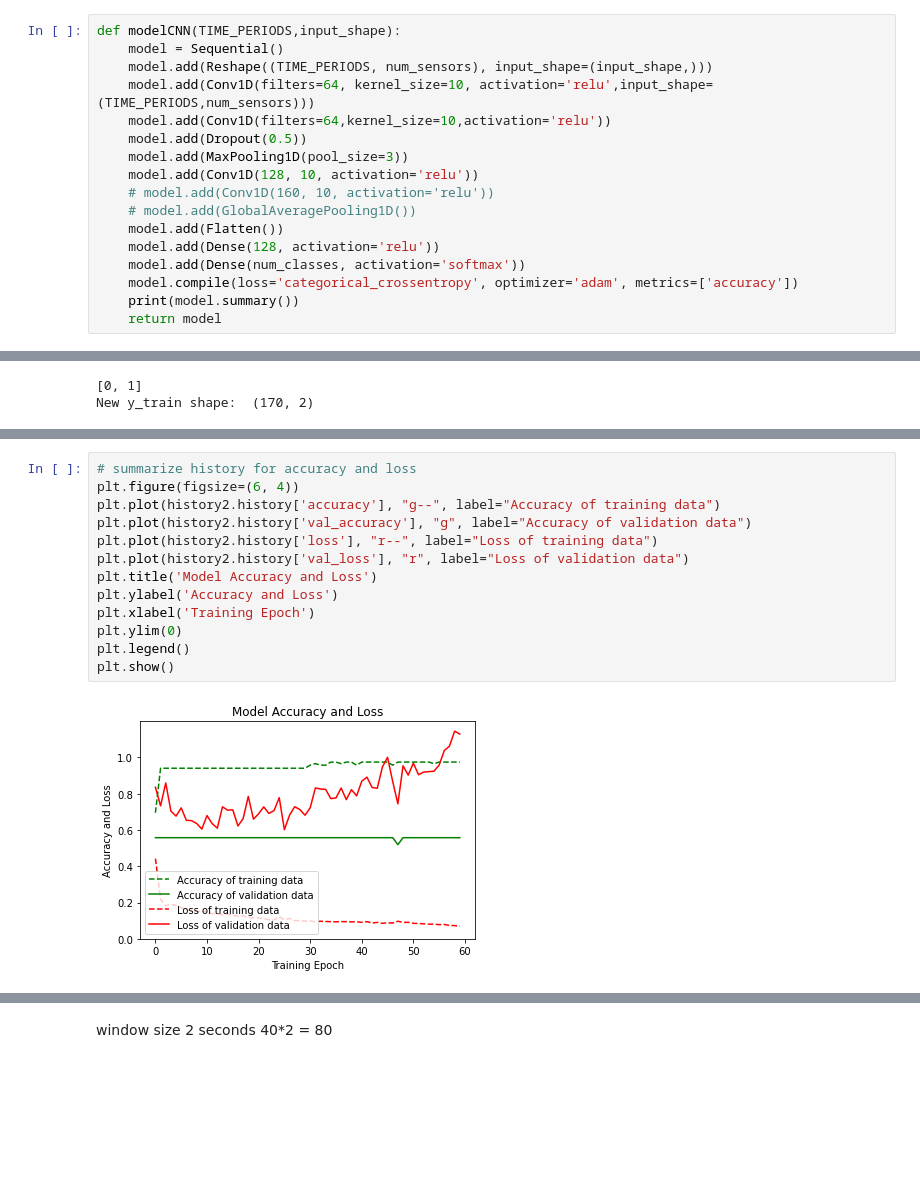
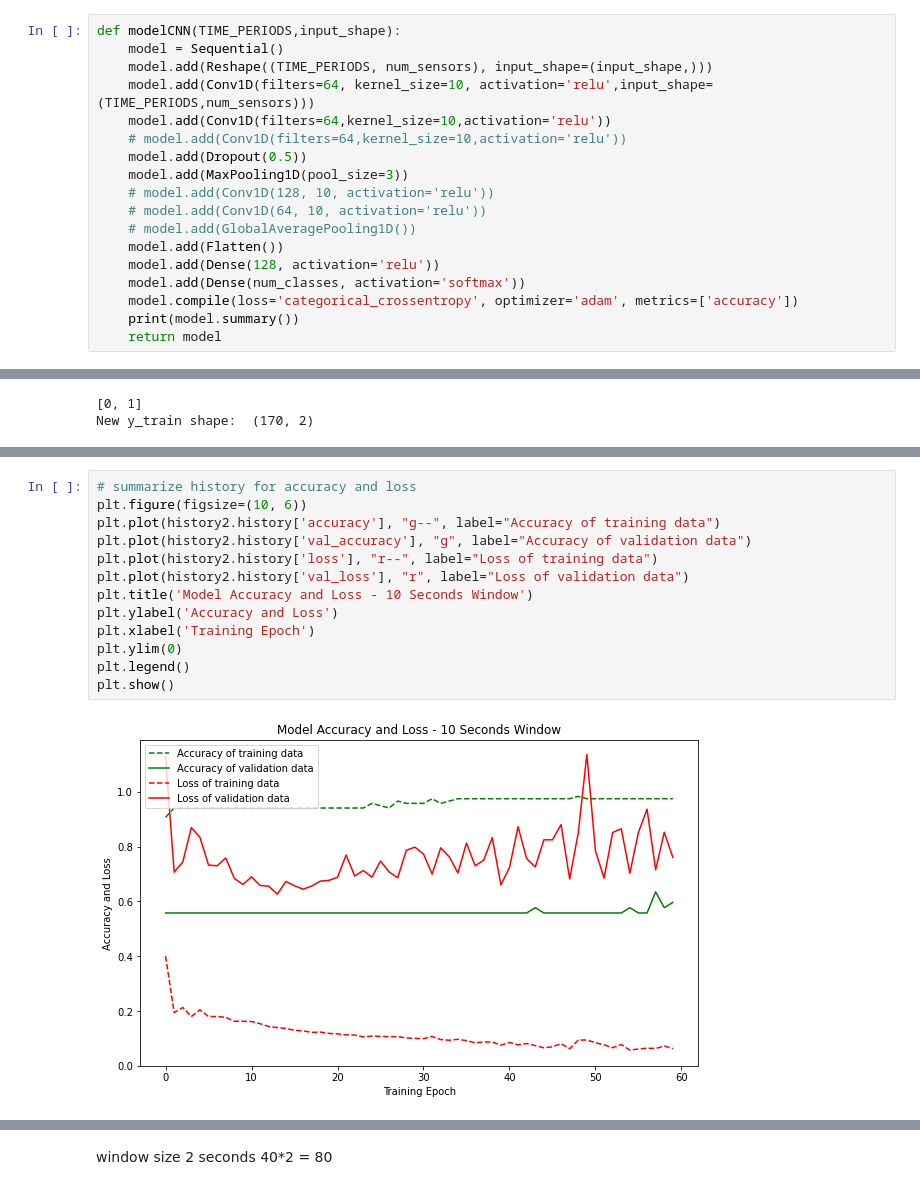
Before and after one commit to shubhisaxena1202/Detect-Heavy-Drinking-with-Accelerometer-Data, a Jupyter notebook: notebooks/CNNs.ipynb, the cells around one changed output, grey strips where cells are left out. Cells and saved outputs as stored; diff of their text form; blank space fills up the shorter version.

```diff
--- a/notebooks/CNNs.ipynb
+++ b/notebooks/CNNs.ipynb
@@ -215,10 +227,11 @@ def modelCNN(TIME_PERIODS,input_shape):
     model.add(Reshape((TIME_PERIODS, num_sensors), input_shape=(input_shape,)))
     model.add(Conv1D(filters=64, kernel_size=10, activation='relu',input_shape=(TIME_PERIODS,num_sensors)))
     model.add(Conv1D(filters=64,kernel_size=10,activation='relu'))
+    # model.add(Conv1D(filters=64,kernel_size=10,activation='relu'))
     model.add(Dropout(0.5))
     model.add(MaxPooling1D(pool_size=3))
-    model.add(Conv1D(128, 10, activation='relu'))
-    # model.add(Conv1D(160, 10, activation='relu'))
+    # model.add(Conv1D(128, 10, activation='relu'))
+    # model.add(Conv1D(64, 10, activation='relu'))
     # model.add(GlobalAveragePooling1D())
     model.add(Flatten())
     model.add(Dense(128, activation='relu'))
@@ -386,19 +401,19 @@ _________________________________________________________________
 None
 # %%
 # summarize history for accuracy and loss
-plt.figure(figsize=(6, 4))
+plt.figure(figsize=(10, 6))
 plt.plot(history2.history['accuracy'], "g--", label="Accuracy of training data")
 plt.plot(history2.history['val_accuracy'], "g", label="Accuracy of validation data")
 plt.plot(history2.history['loss'], "r--", label="Loss of training data")
 plt.plot(history2.history['val_loss'], "r", label="Loss of validation data")
-plt.title('Model Accuracy and Loss')
+plt.title('Model Accuracy and Loss - 10 Seconds Window')
 plt.ylabel('Accuracy and Loss')
 plt.xlabel('Training Epoch')
 plt.ylim(0)
 plt.legend()
 plt.show()
 # %% [output]
-[figure, old version]
+[figure, new version]
 # %%
 x_test, y_test = create_segments_and_labels(df_test,
                                             TIME_PERIODS,
```
Also changed, not shown: parts of 17 cells of this notebook.
